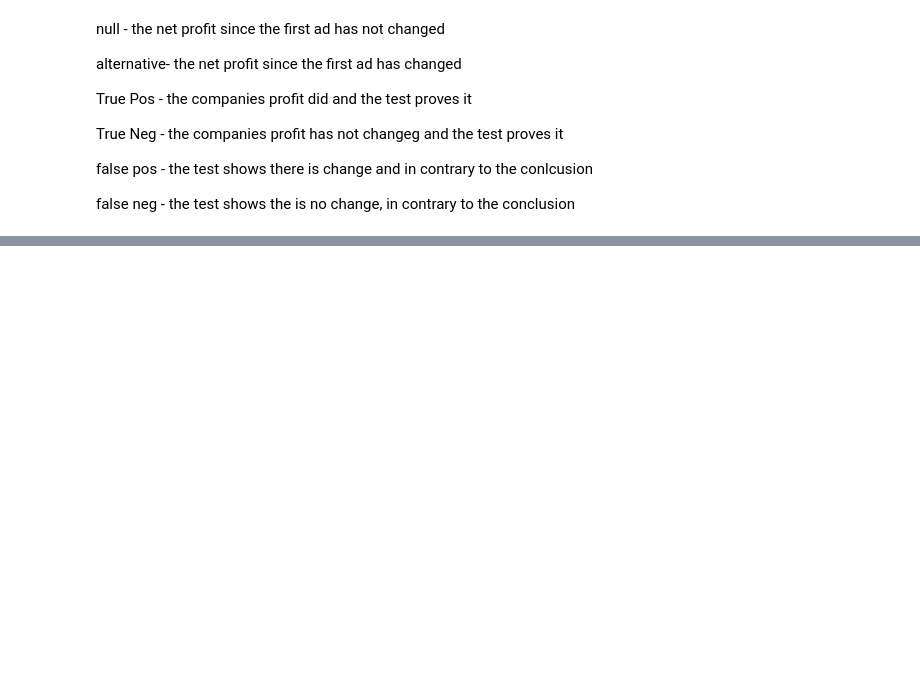
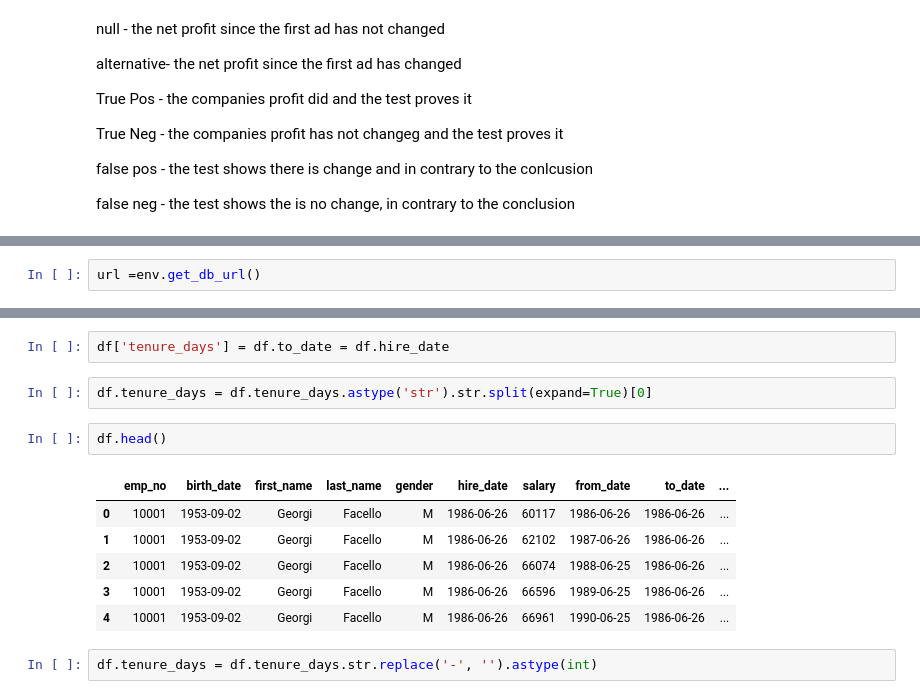
Before and after one commit to christopher-baez/statistics-exercises, a Jupyter notebook: hypthesis_testing.ipynb, the cells around one changed output, grey strips where cells are left out. Cells and saved outputs as stored; diff of their text form; blank space fills up the shorter version.

```diff
--- a/hypthesis_testing.ipynb
+++ b/hypthesis_testing.ipynb
@@ -44,0 +320,2 @@ false neg - the test shows the is no change, in contrary to the conclusion
+# %%
+url =env.get_db_url()
@@ -44,0 +362,15 @@ false neg - the test shows the is no change, in contrary to the conclusion
+# %%
+df['tenure_days'] = df.to_date = df.hire_date
+# %%
+df.tenure_days = df.tenure_days.astype('str').str.split(expand=True)[0]
+# %%
+df.head()
+# %% [output]
+|  | emp_no | birth_date | first_name | last_name | gender | hire_date | salary | from_date | to_date | ... |
+| 0 | 10001 | 1953-09-02 | Georgi | Facello | M | 1986-06-26 | 60117 | 1986-06-26 | 1986-06-26 | ... |
+| 1 | 10001 | 1953-09-02 | Georgi | Facello | M | 1986-06-26 | 62102 | 1987-06-26 | 1986-06-26 | ... |
+| 2 | 10001 | 1953-09-02 | Georgi | Facello | M | 1986-06-26 | 66074 | 1988-06-25 | 1986-06-26 | ... |
+| 3 | 10001 | 1953-09-02 | Georgi | Facello | M | 1986-06-26 | 66596 | 1989-06-25 | 1986-06-26 | ... |
+| 4 | 10001 | 1953-09-02 | Georgi | Facello | M | 1986-06-26 | 66961 | 1990-06-25 | 1986-06-26 | ... |
+# %%
+df.tenure_days = df.tenure_days.str.replace('-', '').astype(int)
```
Also changed, not shown: parts of 88 cells of this notebook.
